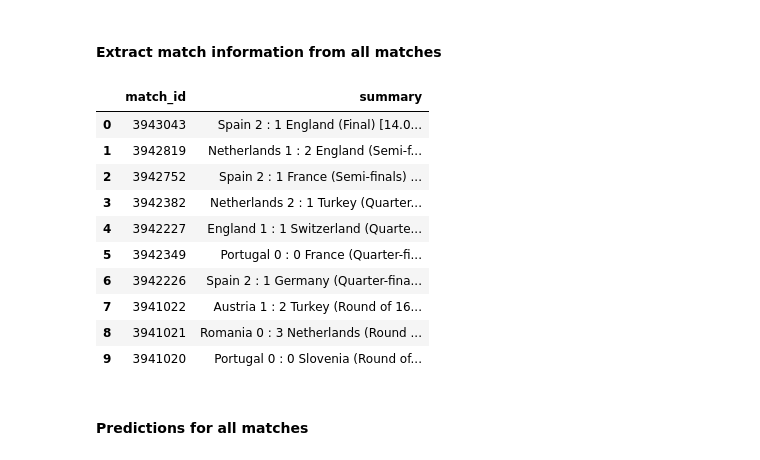
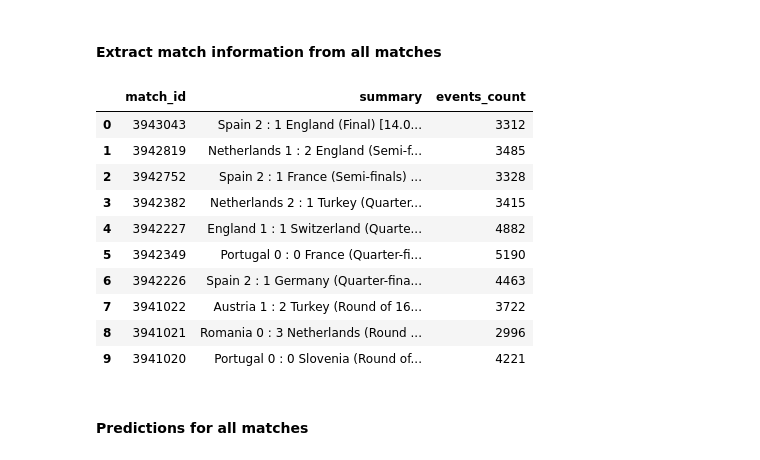
Before and after one commit to tmorcinek/statsbomb-scout, a Jupyter notebook: analysis.ipynb, the cells around one changed output. Saved outputs shown, nothing was run; the diff lists cells and outputs as text; code cells hidden in the pictures.

```diff
--- a/analysis.ipynb
+++ b/analysis.ipynb
@@ -259,30 +274,23 @@ IndexError: index 5034 is out of bounds for axis 0 with size 86
 ### 4.2 All Matches Analysis
 # %% [markdown]
 #### Extract match information from all matches
-# %%
-validation_matches_info = []
-
-for match, events_df in all_matches:
-    match_info = {
-        'match_id': match.get('match_id', match.get('game_id', 'N/A')),
-        'summary': game_summary(match),
-    }
-    validation_matches_info.append(match_info)
-
-matches_df = pd.DataFrame(validation_matches_info)
-matches_df.head(10)
-# %% [output]
-|  | match_id | summary |
-| 0 | 3943043 | Spain 2 : 1 England (Final) [14.0... |
-| 1 | 3942819 | Netherlands 1 : 2 England (Semi-f... |
-| 2 | 3942752 | Spain 2 : 1 France (Semi-finals) ... |
-| 3 | 3942382 | Netherlands 2 : 1 Turkey (Quarter... |
-| 4 | 3942227 | England 1 : 1 Switzerland (Quarte... |
-| 5 | 3942349 | Portugal 0 : 0 France (Quarter-fi... |
-| 6 | 3942226 | Spain 2 : 1 Germany (Quarter-fina... |
-| 7 | 3941022 | Austria 1 : 2 Turkey (Round of 16... |
-| 8 | 3941021 | Romania 0 : 3 Netherlands (Round ... |
-| 9 | 3941020 | Portugal 0 : 0 Slovenia (Round of... |
+# %%
+from src.analysis.prediction_utils import matches_info_df
+
+matches_df = matches_info_df(all_matches)
+matches_df.head(10)
+# %% [output]
+|  | match_id | summary | events_count |
+| 0 | 3943043 | Spain 2 : 1 England (Final) [14.0... | 3312 |
+| 1 | 3942819 | Netherlands 1 : 2 England (Semi-f... | 3485 |
+| 2 | 3942752 | Spain 2 : 1 France (Semi-finals) ... | 3328 |
+| 3 | 3942382 | Netherlands 2 : 1 Turkey (Quarter... | 3415 |
+| 4 | 3942227 | England 1 : 1 Switzerland (Quarte... | 4882 |
+| 5 | 3942349 | Portugal 0 : 0 France (Quarter-fi... | 5190 |
+| 6 | 3942226 | Spain 2 : 1 Germany (Quarter-fina... | 4463 |
+| 7 | 3941022 | Austria 1 : 2 Turkey (Round of 16... | 3722 |
+| 8 | 3941021 | Romania 0 : 3 Netherlands (Round ... | 2996 |
+| 9 | 3941020 | Portugal 0 : 0 Slovenia (Round of... | 4221 |
 # %% [markdown]
 #### Predictions for all matches
 # %%
```
Also changed, not shown: parts of 7 cells of this notebook, 2 other files.
